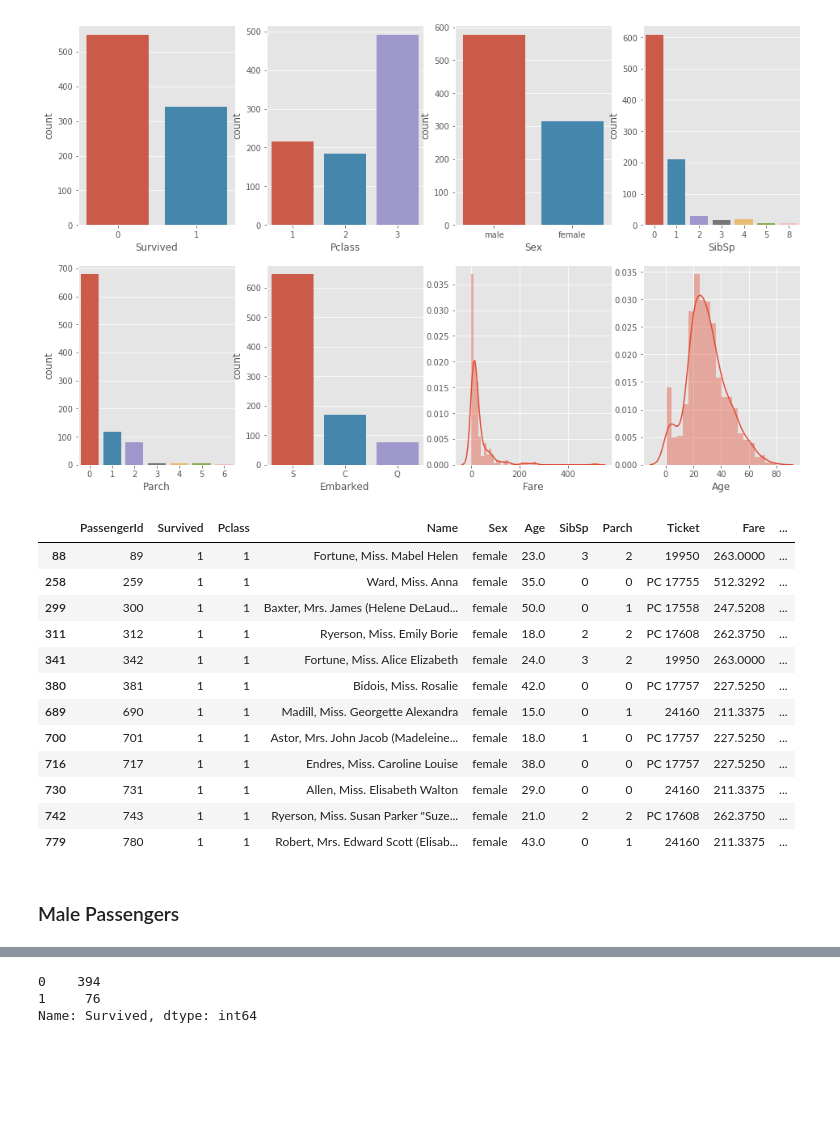
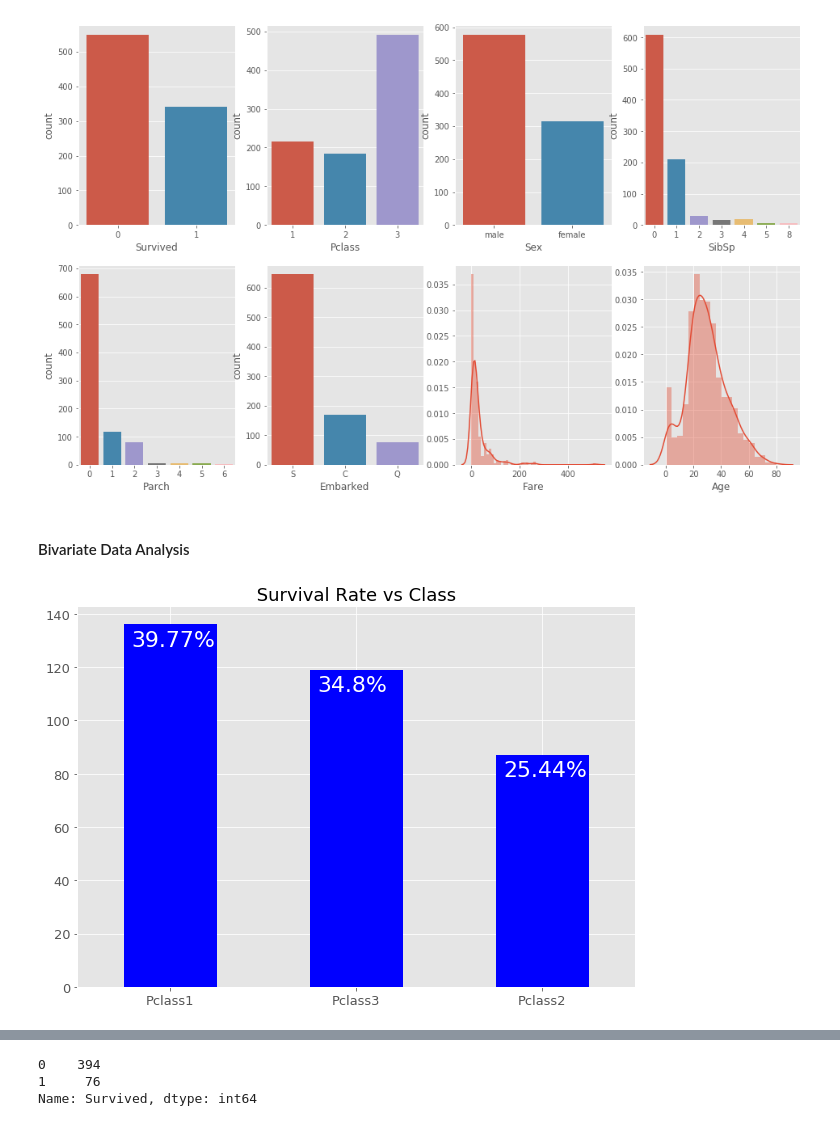
Before and after one commit to saheelahmed2/Titanic-EDA, a Jupyter notebook: Notebook/TITANIC EDA.ipynb, the cells around one changed output, grey strips where cells are left out. Saved outputs shown, nothing was run; the diff lists cells and outputs as text; code cells hidden in the pictures; blank space fills up the shorter version.

Commit message:
Added files via upload
Performed descriptive statistics on objects and univariate , multivariate data analysis using graphical representation.

```diff
--- a/Notebook/TITANIC EDA.ipynb
+++ b/Notebook/TITANIC EDA.ipynb
@@ -128,21 +156,31 @@ sns.distplot(train['Age'].dropna() , kde = True , ax = axes[1,3])
 # %% [output]
 <matplotlib.axes._subplots.AxesSubplot at 0x...>
 [figure]
-# %%
-train[(train.Fare >200) & (train.Survived == 1) & (train.Sex == 'female')]
-# %% [output]
-|  | PassengerId | Survived | Pclass | Name | Sex | Age | SibSp | Parch | Ticket | Fare | ... |
-| 88 | 89 | 1 | 1 | Fortune, Miss. Mabel Helen | female | 23.0 | 3 | 2 | 19950 | 263.0000 | ... |
-| 258 | 259 | 1 | 1 | Ward, Miss. Anna | female | 35.0 | 0 | 0 | PC 17755 | 512.3292 | ... |
-| 299 | 300 | 1 | 1 | Baxter, Mrs. James (Helene DeLaud... | female | 50.0 | 0 | 1 | PC 17558 | 247.5208 | ... |
-| 311 | 312 | 1 | 1 | Ryerson, Miss. Emily Borie | female | 18.0 | 2 | 2 | PC 17608 | 262.3750 | ... |
-| 341 | 342 | 1 | 1 | Fortune, Miss. Alice Elizabeth | female | 24.0 | 3 | 2 | 19950 | 263.0000 | ... |
-| 380 | 381 | 1 | 1 | Bidois, Miss. Rosalie | female | 42.0 | 0 | 0 | PC 17757 | 227.5250 | ... |
-| 689 | 690 | 1 | 1 | Madill, Miss. Georgette Alexandra | female | 15.0 | 0 | 1 | 24160 | 211.3375 | ... |
-| 700 | 701 | 1 | 1 | Astor, Mrs. John Jacob (Madeleine... | female | 18.0 | 1 | 0 | PC 17757 | 227.5250 | ... |
-| 716 | 717 | 1 | 1 | Endres, Miss. Caroline Louise | female | 38.0 | 0 | 0 | PC 17757 | 227.5250 | ... |
-| 730 | 731 | 1 | 1 | Allen, Miss. Elisabeth Walton | female | 29.0 | 0 | 0 | 24160 | 211.3375 | ... |
-| 742 | 743 | 1 | 1 | Ryerson, Miss. Susan Parker "Suze... | female | 21.0 | 2 | 2 | PC 17608 | 262.3750 | ... |
-| 779 | 780 | 1 | 1 | Robert, Mrs. Edward Scott (Elisab... | female | 43.0 | 0 | 1 | 24160 | 211.3375 | ... |
-# %% [markdown]
-### Male Passengers
+# %% [markdown]
+#### Bivariate Data Analysis
+# %%
+Pclass_survival = train[train.Survived == 1]
+Pclass_survival.head()
+ax = Pclass_survival.Pclass.value_counts().plot(kind='bar', figsize=(10,7),fontsize=13,color = 'blue');
+plt.xticks(np.arange(3), ['Pclass1' , 'Pclass3','Pclass2'] , rotation = 0)
+ax.set_alpha(0.8)
+ax.set_title(" Survival Rate vs Class ", fontsize=18)
+
+# create a list to collect the plt.patches data
+totals = []
+
+# find the values and append to list
+for i in ax.patches:
+    totals.append(i.get_height())
+
+# set individual bar lables using above list
+total = sum(totals)
+
+# set individual bar lables using above list
+for i in ax.patches:
+    # get_x pulls left or right; get_height pushes up or down
+    ax.text(i.get_x()+.04, i.get_height()-8, \
+            str(round((i.get_height()/total)*100, 2))+'%', fontsize=22,
+                color='white')
+# %% [output]
+[figure, added]
```
Also changed, not shown: parts of 17 cells of this notebook.
